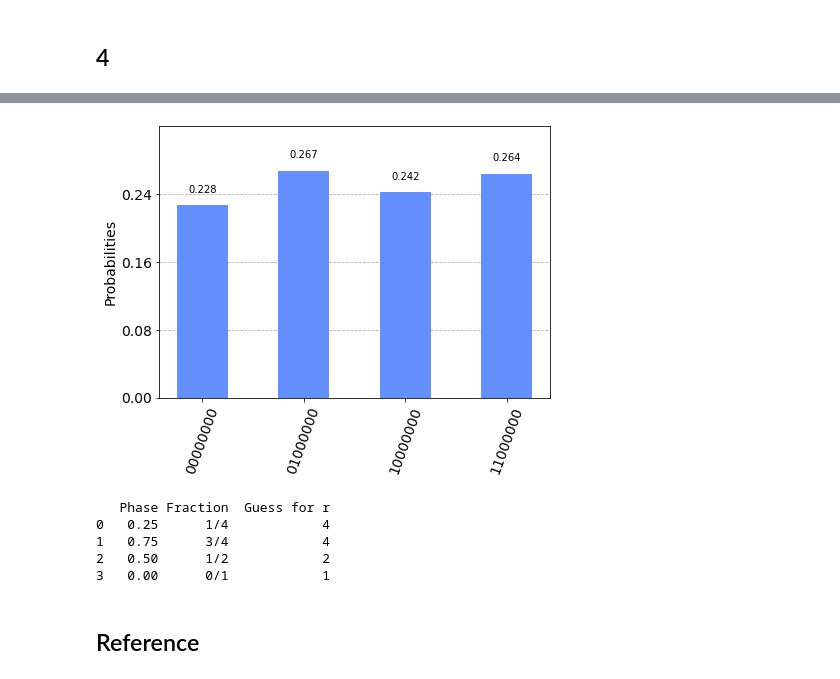
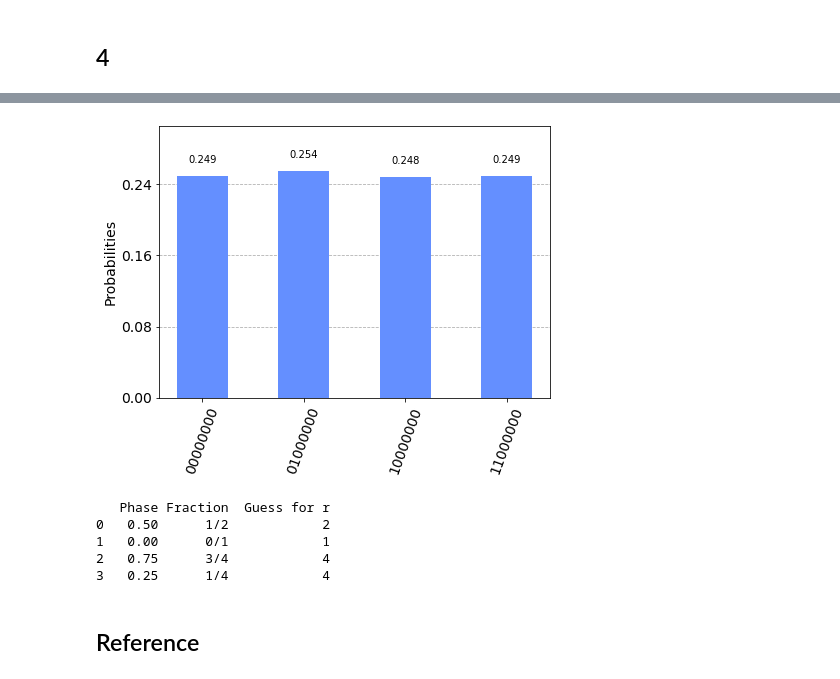
Before and after one commit to yuanchiachang/CommLab, a Jupyter notebook: Lab3/src/Q4.ipynb, the cells around one changed output, grey strips where cells are left out. Saved outputs shown, nothing was run; the diff lists cells and outputs as text; code cells hidden in the pictures.

```diff
--- a/Lab3/src/Q4.ipynb
+++ b/Lab3/src/Q4.ipynb
@@ -104,12 +105,12 @@ q_11: ┤ X ├┤3             ├┤3             ├┤3             ├┤3
 # %%
 aer_sim = Aer.get_backend('aer_simulator')
 t_qc = transpile(qc, aer_sim)
 qobj = assemble(t_qc)
-results = aer_sim.run(qobj).result()
+results = aer_sim.run(qobj,shots=65536).result()
 counts = results.get_counts()
 plot_histogram(counts)
 # %% [output]
-[figure, old version]
+[figure, new version]
 # %%
 import pandas as pd
 from fractions import Fraction
@@ -127,10 +128,10 @@ df = pd.DataFrame(rows, columns=headers)
 print(df)
 # %% [output]
    Phase Fraction  Guess for r
-0   0.25      1/4            4
-1   0.75      3/4            4
-2   0.50      1/2            2
-3   0.00      0/1            1
+0   0.50      1/2            2
+1   0.00      0/1            1
+2   0.75      3/4            4
+3   0.25      1/4            4
 # %% [markdown]
 ## Reference
 # %% [markdown]
```
Also changed, not shown: parts of 2 cells of this notebook, 3 other files.
